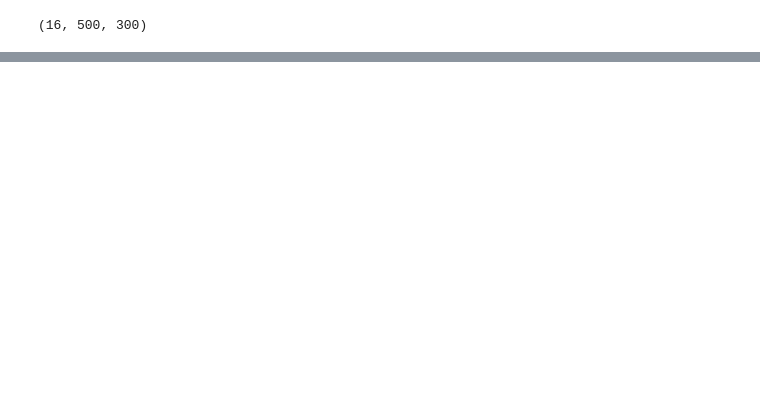
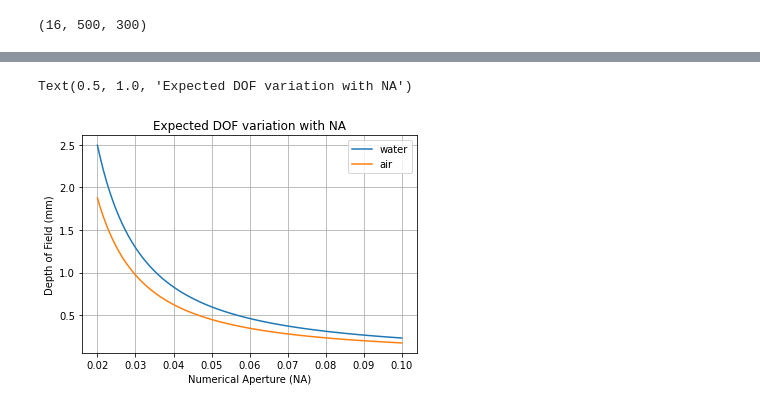
Before and after one commit to kwokkenton/optea, a Jupyter notebook: dof.ipynb, the cells around one changed output, grey strips where cells are left out. Drawn from its saved outputs; the diff is of its cells as text; code cells hidden in the pictures; blank space fills up the shorter version.

```diff
--- a/dof.ipynb
+++ b/dof.ipynb
@@ -260,0 +315,13 @@ im_water.shape
+# %%
+NA = np.linspace(0.02, 0.1, 100)
+plt.plot(NA, dof(NA, 500e-9, 0.5, 1.33,  6.25e-6)*1000, label='water')
+plt.plot(NA, dof(NA, 500e-9, 0.5, 1,  6.25e-6)*1000, label='air')
+
+plt.ylabel('Depth of Field (mm)')
+plt.xlabel('Numerical Aperture (NA)')
+plt.grid()
+plt.legend()
+plt.title('Expected DOF variation with NA')
+# %% [output]
+Text(0.5, 1.0, 'Expected DOF variation with NA')
+[figure, added]
```
Also changed, not shown: parts of 7 cells of this notebook.
